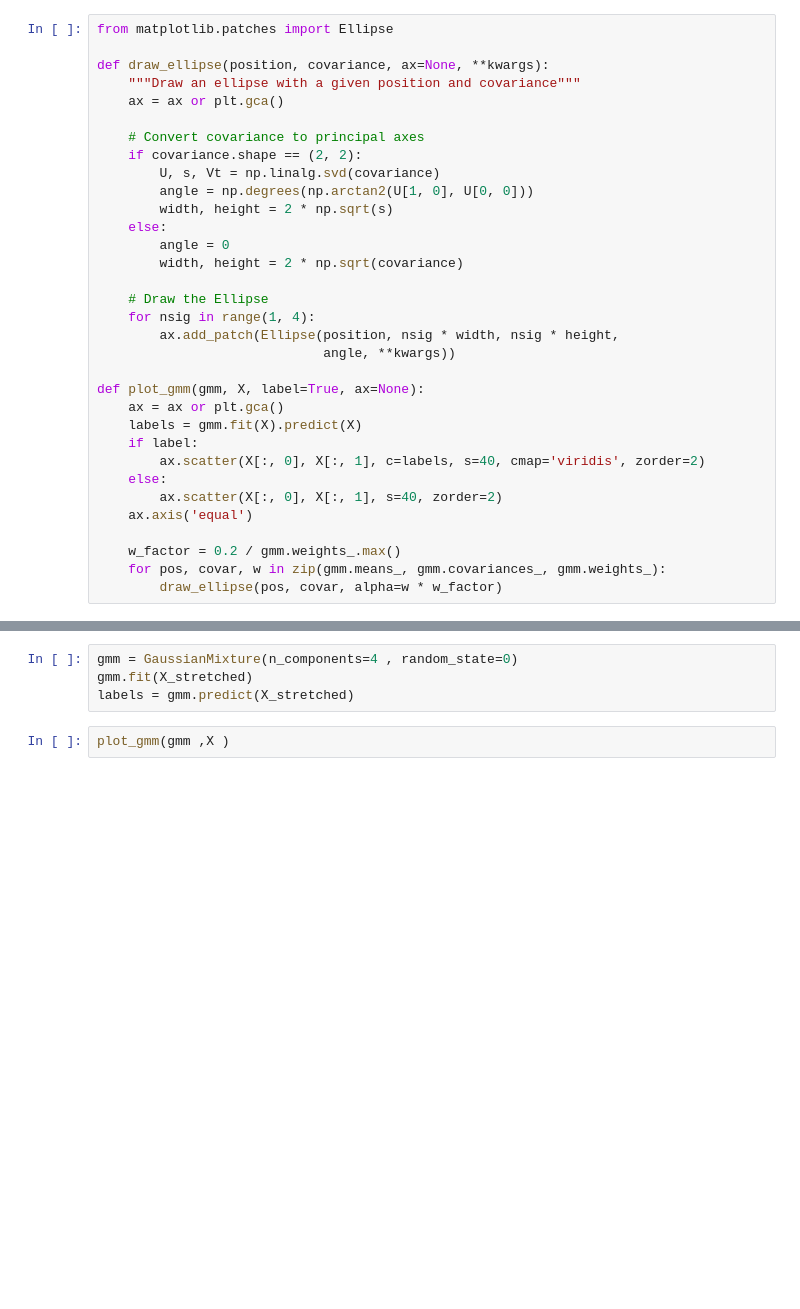
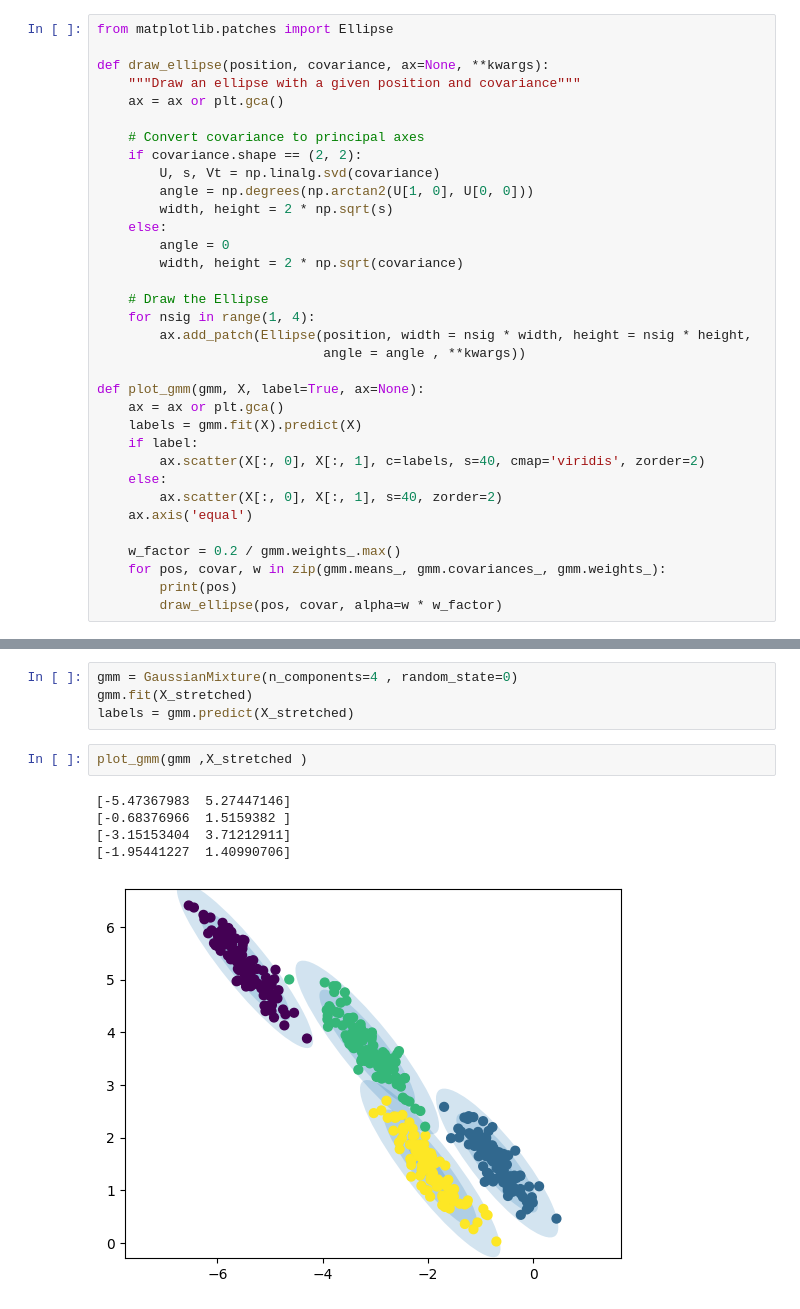
Before and after one commit to kbigdata0010/ml, a Jupyter notebook: GMM.ipynb, the cells around one changed output, grey strips where cells are left out. Drawn from its saved outputs; the diff is of its cells as text; blank space fills up the shorter version.

```diff
--- a/GMM.ipynb
+++ b/GMM.ipynb
@@ -76,8 +76,8 @@ def draw_ellipse(position, covariance, ax=None, **kwargs):
 
     # Draw the Ellipse
     for nsig in range(1, 4):
-        ax.add_patch(Ellipse(position, nsig * width, nsig * height,
-                             angle, **kwargs))
+        ax.add_patch(Ellipse(position, width = nsig * width, height = nsig * height,
+                             angle = angle , **kwargs))
 
 def plot_gmm(gmm, X, label=True, ax=None):
     ax = ax or plt.gca()
@@ -90,6 +90,7 @@ def plot_gmm(gmm, X, label=True, ax=None):
 
     w_factor = 0.2 / gmm.weights_.max()
     for pos, covar, w in zip(gmm.means_, gmm.covariances_, gmm.weights_):
+        print(pos)
         draw_ellipse(pos, covar, alpha=w * w_factor)
 # %% [markdown]
 #### sklearn.mixture.GaussianMixture
@@ -109,4 +114,10 @@ gmm = GaussianMixture(n_components=4 , random_state=0)
 gmm.fit(X_stretched)
 labels = gmm.predict(X_stretched)
 # %%
-plot_gmm(gmm ,X )
+plot_gmm(gmm ,X_stretched )
+# %% [output]
+[-5.47367983  5.27447146]
+[-0.68376966  1.5159382 ]
+[-3.15153404  3.71212911]
+[-1.95441227  1.40990706]
+[figure, added]
```
Also changed, not shown: parts of 7 cells of this notebook, 2 other files.
